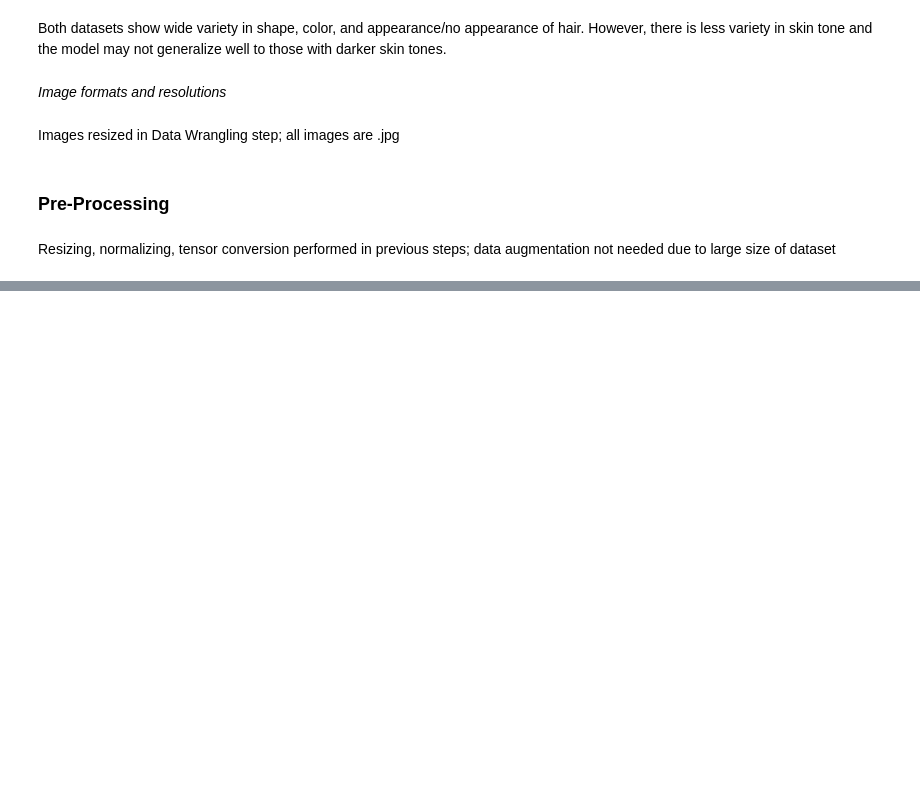
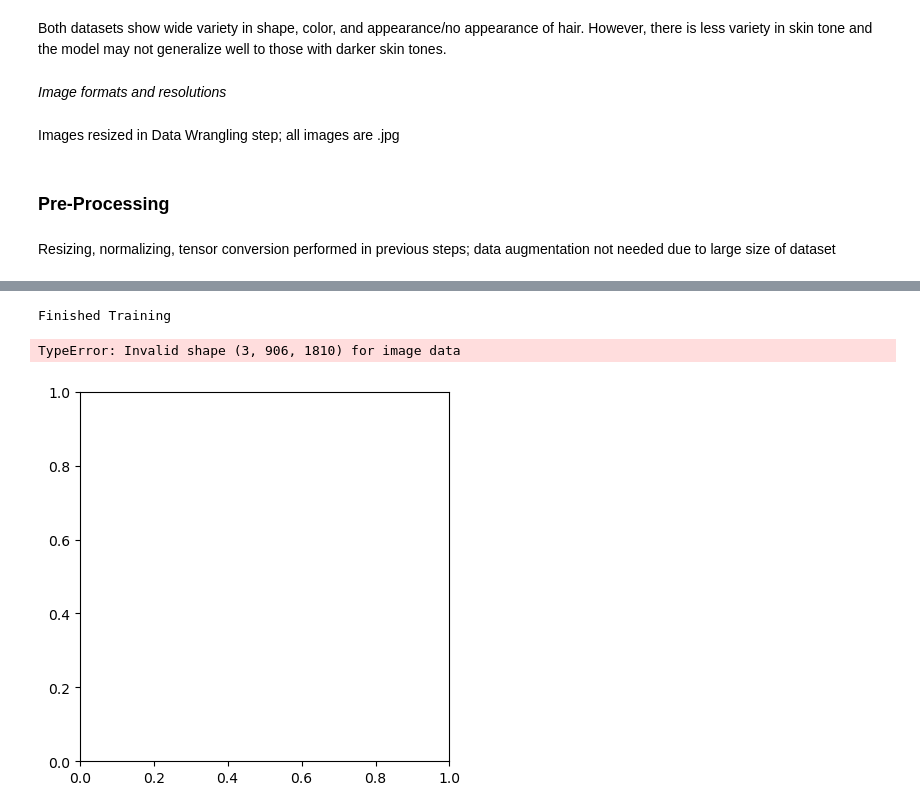
Before and after one commit to goldense2014/Springboard, a Jupyter notebook: Capstone 3/Capstone 3.ipynb, the cells around one changed output, grey strips where cells are left out. Cells and saved outputs as stored; diff of their text form; code cells hidden in the pictures; blank space fills up the shorter version.

```diff
--- a/Capstone 3/Capstone 3.ipynb
+++ b/Capstone 3/Capstone 3.ipynb
@@ -27,8 +31,8 @@ from sklearn.metrics import classification_report, confusion_matrix
 
 transform = transforms.Compose([
     transforms.Resize((224, 224)),
-    [transforms.ToTensor(),
-     transforms.Normalize((0.5, 0.5, 0.5), (0.5, 0.5, 0.5))]
+    transforms.ToTensor(),
+    transforms.Normalize((0.5, 0.5, 0.5), (0.5, 0.5, 0.5))
 ])
 # %% [markdown]
 ##### Load first image dataset
@@ -57,8 +61,8 @@ from PIL import Image
 
 transform = transforms.Compose([
     transforms.Resize((224, 224)),
-    [transforms.ToTensor(),
-     transforms.Normalize((0.5, 0.5, 0.5), (0.5, 0.5, 0.5))]
+    transforms.ToTensor(),
+    transforms.Normalize((0.5, 0.5, 0.5), (0.5, 0.5, 0.5))
 ])
 
 class CustomImageDataset(Dataset):
@@ -83,9 +87,9 @@ class CustomImageDataset(Dataset):
 
         temp_label = row['dx']
         if temp_label in ['akiec', 'bcc', 'mel']:
-            label = 'malignant'
+            label = 1
         else:
-            label = 'benign'
+            label = 0
 
         image = Image.open(img_path).convert('RGB')
 
@@ -220,0 +290,33 @@ Resizing, normalizing, tensor conversion performed in previous steps; data augme
+# %%
+# loop over the dataset 2 times
+for epoch in range(2):
+
+    # Initialize running loss
+    running_loss = 0.0
+
+    # Loop over training data
+    for i, data in enumerate(train_loader, 0):
+        # Get the inputs; data is a list of [inputs, labels]
+        inputs, labels = data
+
+        # Ensure labels are floats
+        labels = labels.float()
+
+        # Reset the parameter gradients to prevent accumulation from previous batches
+        optimizer.zero_grad()
+
+        # Forward + backward + optimize
+        outputs = net(inputs) # Pass inputs through network, generates predictions for each image
+        loss = criterion(outputs, labels) # Compute loss
+        loss.backward() # Backpropagation to compute gradients for each parameter in the network based on the loss
+        optimizer.step() # Apply gradient updates to improve the model's parameters
+
+        # Print statistics
+        running_loss += loss.item() # Accumulates loss
+        if i % 2000 == 1999:    # print avg loss every 2000 mini-batches
+            print(f'[{epoch + 1}, {i + 1:5d}] loss: {running_loss / 2000:.3f}')
+            running_loss = 0.0
+
+print('Finished Training')
+# %% [output]
+Finished Training
@@ -220,0 +329,18 @@ Resizing, normalizing, tensor conversion performed in previous steps; data augme
+# %%
+dataiter = iter(val_loader)
+images, labels = next(dataiter)
+
+# print images
+plt.imshow(torchvision.utils.make_grid(images))
+print('GroundTruth: ', ' '.join(f'{classes[labels[j]]:5s}' for j in range(4)))
+
+outputs = net(images)
+
+
+_, predicted = torch.max(outputs, 1)
+
+print('Predicted: ', ' '.join(f'{classes[predicted[j]]:5s}'
+                              for j in range(4)))
+# %% [output]
+TypeError: Invalid shape (3, 906, 1810) for image data
+[figure, added]
```
Also changed, not shown: parts of 19 cells of this notebook.
